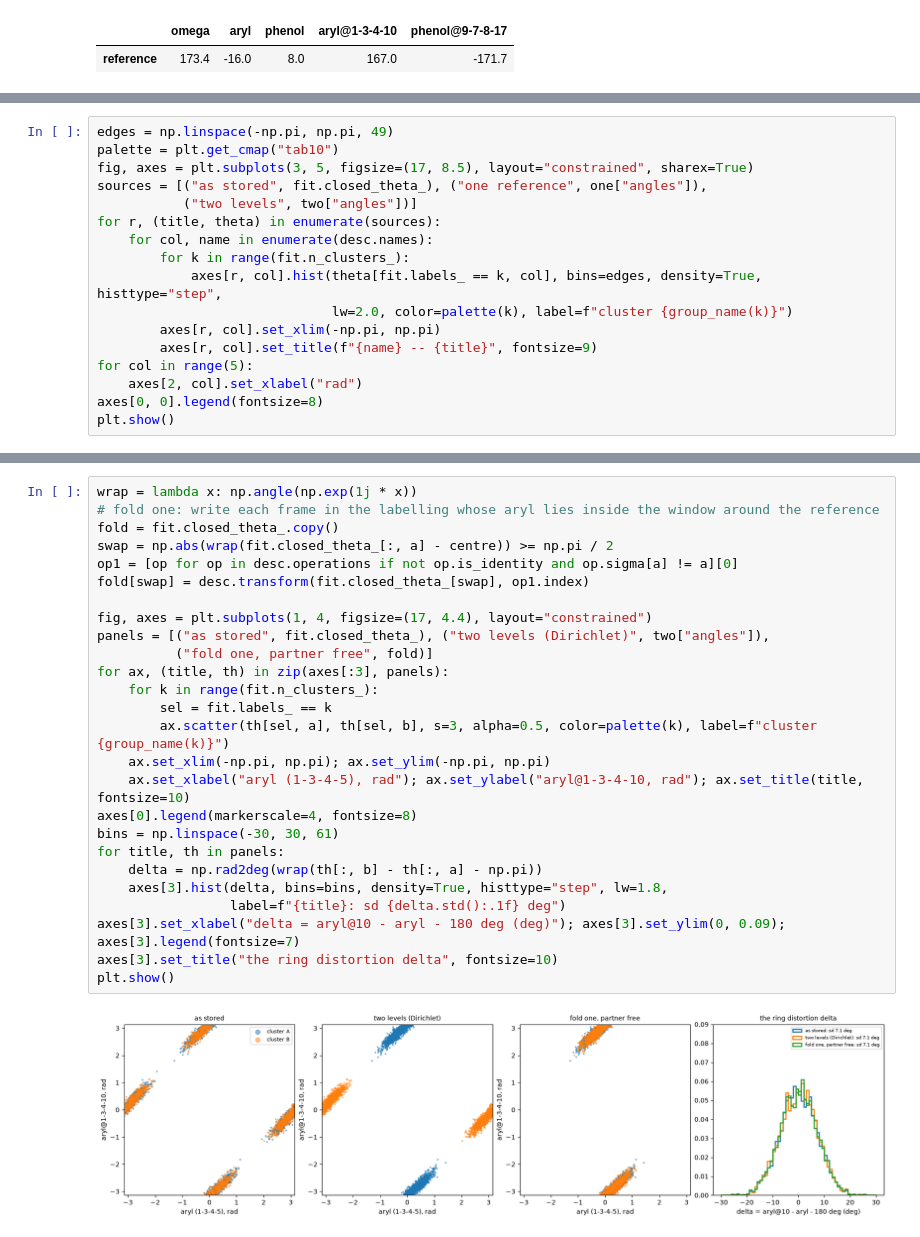
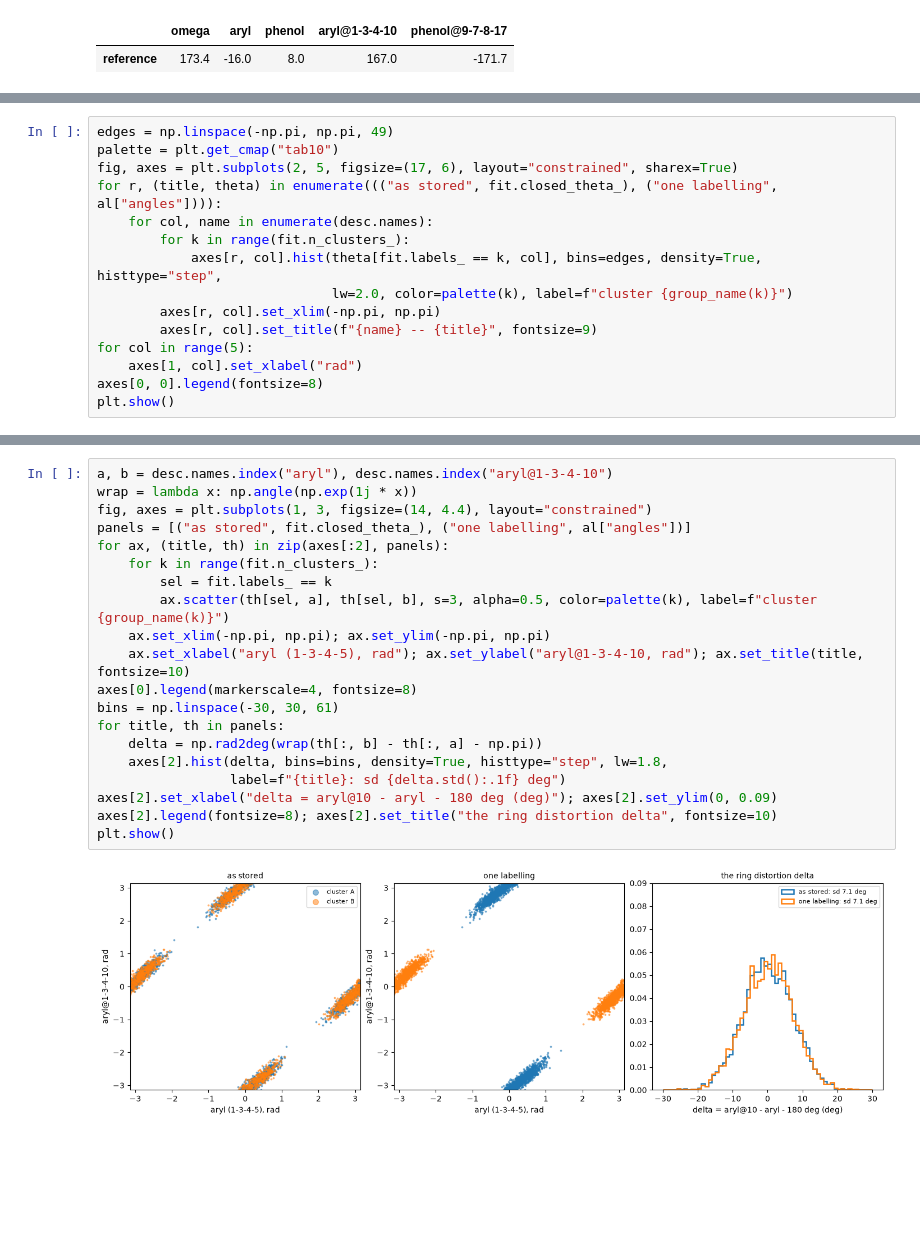
Before and after one commit to csy0000/MD-tools, a Jupyter notebook: docs/tutorial/paracetamol/analysis/symmetry-alignment.ipynb, the cells around one changed output, grey strips where cells are left out. Cells and saved outputs as stored; diff of their text form; blank space fills up the shorter version.

```diff
--- a/docs/tutorial/paracetamol/analysis/symmetry-alignment.ipynb
+++ b/docs/tutorial/paracetamol/analysis/symmetry-alignment.ipynb
@@ -138,10 +125,8 @@ two ring-flip images that were added to close the descriptor.
 # %%
 edges = np.linspace(-np.pi, np.pi, 49)
 palette = plt.get_cmap("tab10")
-fig, axes = plt.subplots(3, 5, figsize=(17, 8.5), layout="constrained", sharex=True)
-sources = [("as stored", fit.closed_theta_), ("one reference", one["angles"]),
-           ("two levels", two["angles"])]
-for r, (title, theta) in enumerate(sources):
+fig, axes = plt.subplots(2, 5, figsize=(17, 6), layout="constrained", sharex=True)
+for r, (title, theta) in enumerate((("as stored", fit.closed_theta_), ("one labelling", al["angles"]))):
     for col, name in enumerate(desc.names):
         for k in range(fit.n_clusters_):
             axes[r, col].hist(theta[fit.labels_ == k, col], bins=edges, density=True, histtype="step",
@@ -149,7 +134,7 @@ for r, (title, theta) in enumerate(sources):
         axes[r, col].set_xlim(-np.pi, np.pi)
         axes[r, col].set_title(f"{name} -- {title}", fontsize=9)
 for col in range(5):
-    axes[2, col].set_xlabel("rad")
+    axes[1, col].set_xlabel("rad")
 axes[0, 0].legend(fontsize=8)
 plt.show()
 # %% [output]
@@ -181,28 +148,22 @@ distinct images of aryl: ['aryl', 'aryl@1-3-4-10']
 # %%
+a, b = desc.names.index("aryl"), desc.names.index("aryl@1-3-4-10")
 wrap = lambda x: np.angle(np.exp(1j * x))
-# fold one: write each frame in the labelling whose aryl lies inside the window around the reference
-fold = fit.closed_theta_.copy()
-swap = np.abs(wrap(fit.closed_theta_[:, a] - centre)) >= np.pi / 2
-op1 = [op for op in desc.operations if not op.is_identity and op.sigma[a] != a][0]
-fold[swap] = desc.transform(fit.closed_theta_[swap], op1.index)
-
-fig, axes = plt.subplots(1, 4, figsize=(17, 4.4), layout="constrained")
-panels = [("as stored", fit.closed_theta_), ("two levels (Dirichlet)", two["angles"]),
-          ("fold one, partner free", fold)]
-for ax, (title, th) in zip(axes[:3], panels):
+fig, axes = plt.subplots(1, 3, figsize=(14, 4.4), layout="constrained")
+panels = [("as stored", fit.closed_theta_), ("one labelling", al["angles"])]
+for ax, (title, th) in zip(axes[:2], panels):
     for k in range(fit.n_clusters_):
         sel = fit.labels_ == k
         ax.scatter(th[sel, a], th[sel, b], s=3, alpha=0.5, color=palette(k), label=f"cluster {group_name(k)}")
     ax.set_xlim(-np.pi, np.pi); ax.set_ylim(-np.pi, np.pi)
     ax.set_xlabel("aryl (1-3-4-5), rad"); ax.set_ylabel("aryl@1-3-4-10, rad"); ax.set_title(title, fontsize=10)
 axes[0].legend(markerscale=4, fontsize=8)
 bins = np.linspace(-30, 30, 61)
 for title, th in panels:
     delta = np.rad2deg(wrap(th[:, b] - th[:, a] - np.pi))
-    axes[3].hist(delta, bins=bins, density=True, histtype="step", lw=1.8,
+    axes[2].hist(delta, bins=bins, density=True, histtype="step", lw=1.8,
                  label=f"{title}: sd {delta.std():.1f} deg")
-axes[3].set_xlabel("delta = aryl@10 - aryl - 180 deg (deg)"); axes[3].set_ylim(0, 0.09); axes[3].legend(fontsize=7)
-axes[3].set_title("the ring distortion delta", fontsize=10)
+axes[2].set_xlabel("delta = aryl@10 - aryl - 180 deg (deg)"); axes[2].set_ylim(0, 0.09)
+axes[2].legend(fontsize=8); axes[2].set_title("the ring distortion delta", fontsize=10)
 plt.show()
 # %% [output]
-[figure, old version]
+[figure, new version]
```
Also changed, not shown: parts of 11 cells of this notebook, 3 other files.
